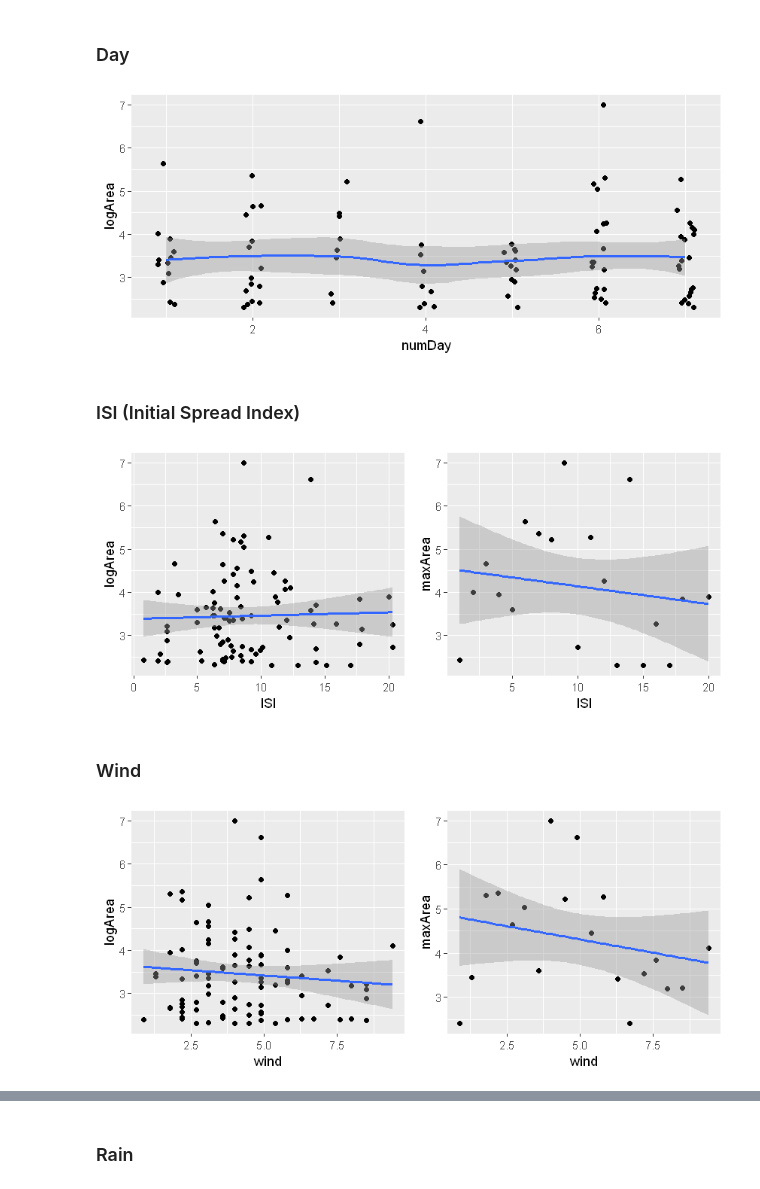
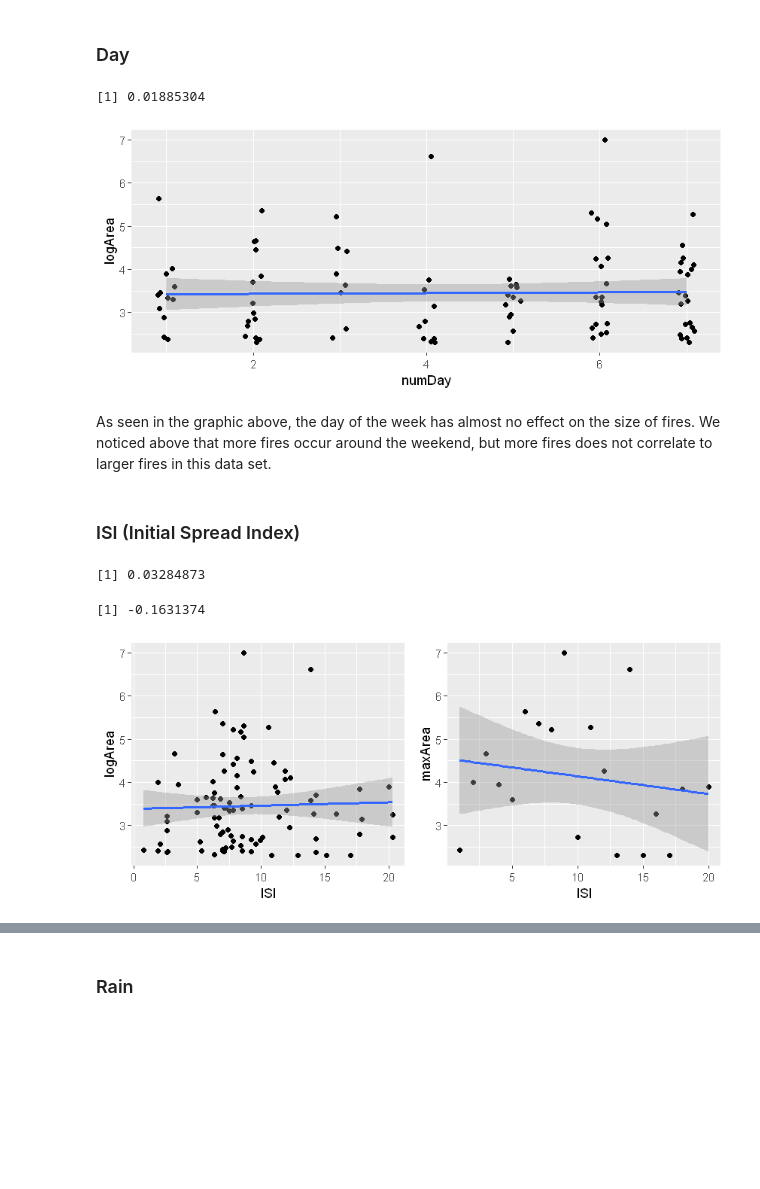
Before and after one commit to hyunchul78/w203_lab1, a Jupyter notebook: majumder_mitchell_kim_lab1.ipynb, the cells around one changed output, grey strips where cells are left out. Drawn from its saved outputs; the diff is of its cells as text; code cells hidden in the pictures; blank space fills up the shorter version.

```diff
--- a/majumder_mitchell_kim_lab1.ipynb
+++ b/majumder_mitchell_kim_lab1.ipynb
@@ -421,9 +473,13 @@ grid.arrange(plot1, plot2, nrow=1)
 # %%
 ggplot(bff, aes(x=numDay, y=logArea)) +
     geom_jitter(position = position_jitter(width = 0.1)) +
-    geom_smooth(method="loess")
+    geom_smooth(method=smoothing_method)
+cor(bff$logArea, bff$numDay)
 # %% [output]
+[1] 0.01885304
-[figure, old version]
+[figure, new version]
+# %% [markdown]
+As seen in the graphic above, the day of the week has almost no effect on the size of fires.  We noticed above that more fires occur around the weekend, but more fires does not correlate to larger fires in this data set.
 # %% [markdown]
 ### ISI (Initial Spread Index)
 # %%
@@ -436,19 +492,9 @@ options(repr.plot.width=7, repr.plot.height=3)
 plot1 = ggplot(data=bff, aes(ISI, logArea)) + geom_point() + geom_smooth(method=smoothing_method)
 plot2 = ggplot(data=pbff, aes(ISI, maxArea)) + geom_point() + geom_smooth(method=smoothing_method)
 grid.arrange(plot1, plot2, nrow=1)
+cor(bff$logArea, bff$ISI)
+cor(pbff$maxArea, pbff$ISI)
 # %% [output]
+[1] 0.03284873
+[1] -0.1631374
 [figure]
-# %% [markdown]
-### Wind
-# %%
-pbff = bff %>%
-        mutate(wind = round(wind, 1)) %>%
-        group_by(wind) %>%
-        summarize(maxArea = max(logArea))
-
-options(repr.plot.width=7, repr.plot.height=3)
-plot1 = ggplot(data=bff, aes(wind, logArea)) + geom_point() + geom_smooth(method=smoothing_method)
-plot2 = ggplot(data=pbff, aes(wind, maxArea)) + geom_point() + geom_smooth(method=smoothing_method)
-grid.arrange(plot1, plot2, nrow=1)
-# %% [output]
-[figure, removed]
```
Also changed, not shown: parts of 34 cells of this notebook.
